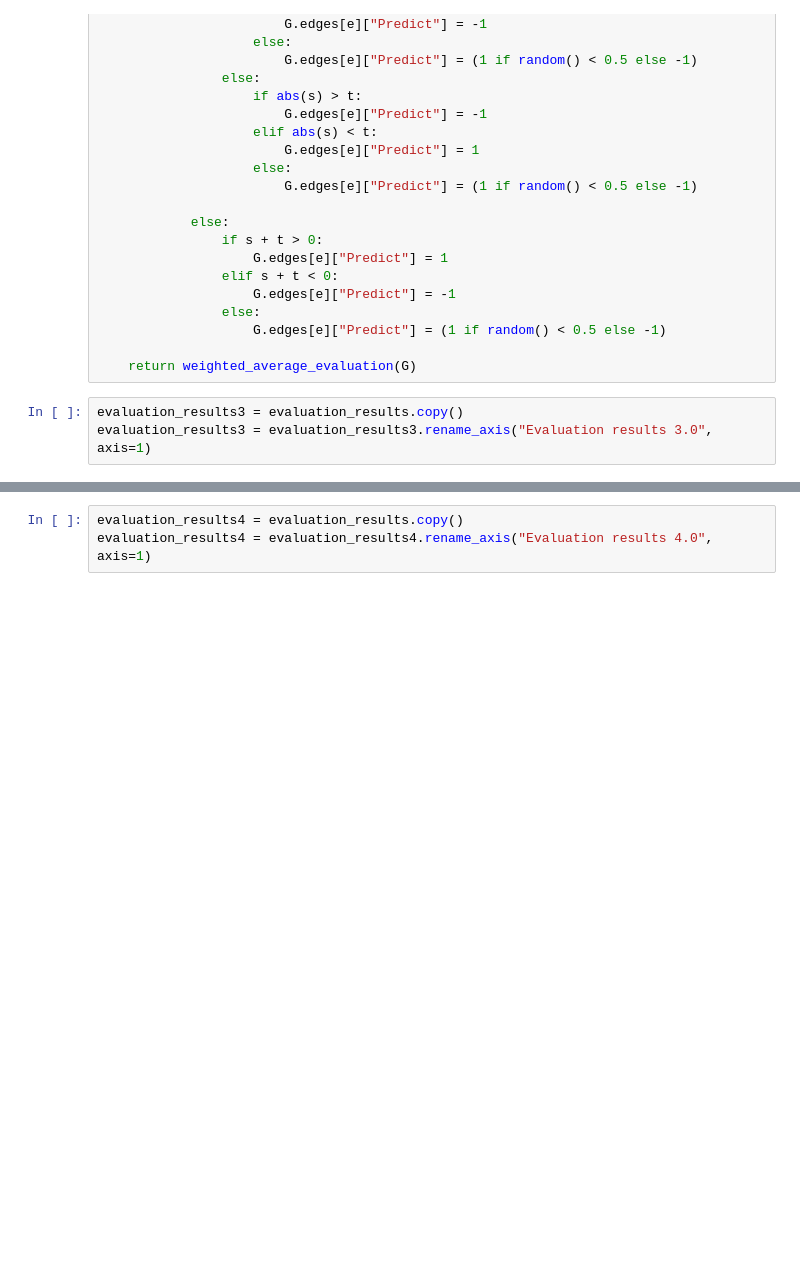
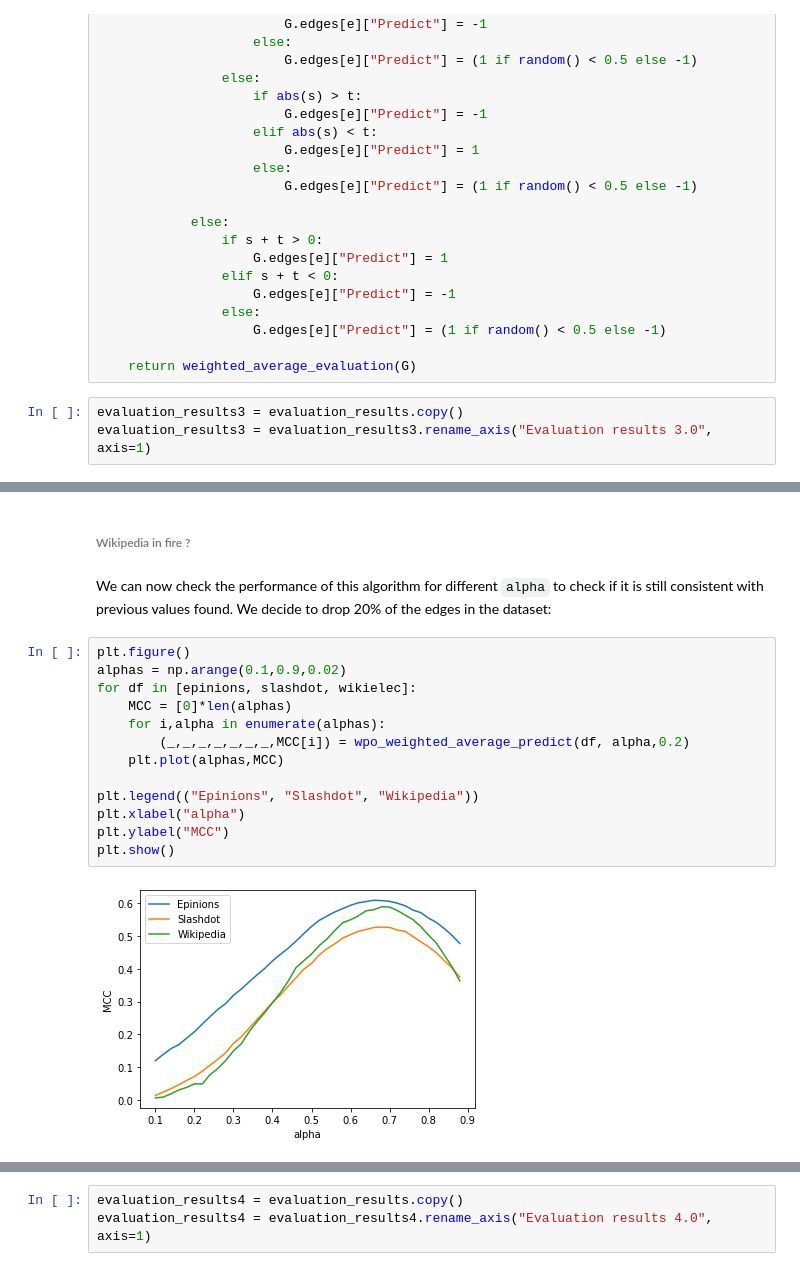
Before and after one commit to epfl-ada/ada-2020-project-milestone-p3-p3_daddario, a Jupyter notebook: creative_extension.ipynb, the cells around one changed output, grey strips where cells are left out. Saved outputs shown, nothing was run; the diff lists cells and outputs as text; blank space fills up the shorter version.

```diff
--- a/creative_extension.ipynb
+++ b/creative_extension.ipynb
@@ -636 +649,20 @@ def wpo_weighted_average_predict(dataframe, alpha, test_percent):
     return weighted_average_evaluation(G_unknown)
+# %% [markdown]
+###### Wikipedia in fire ?
+# %% [markdown]
+We can now check the performance of this algorithm for different `alpha` to check if it is still consistent with previous values found. We decide to drop 20% of the edges in the dataset:
+# %%
+plt.figure()
+alphas = np.arange(0.1,0.9,0.02)
+for df in [epinions, slashdot, wikielec]:
+    MCC = [0]*len(alphas)
+    for i,alpha in enumerate(alphas):
+        (_,_,_,_,_,_,_,MCC[i]) = wpo_weighted_average_predict(df, alpha,0.2)
+    plt.plot(alphas,MCC)
+
+plt.legend(("Epinions", "Slashdot", "Wikipedia"))
+plt.xlabel("alpha")
+plt.ylabel("MCC")
+plt.show()
+# %% [output]
+[figure, added]
```
Also changed, not shown: parts of 74 cells of this notebook.
